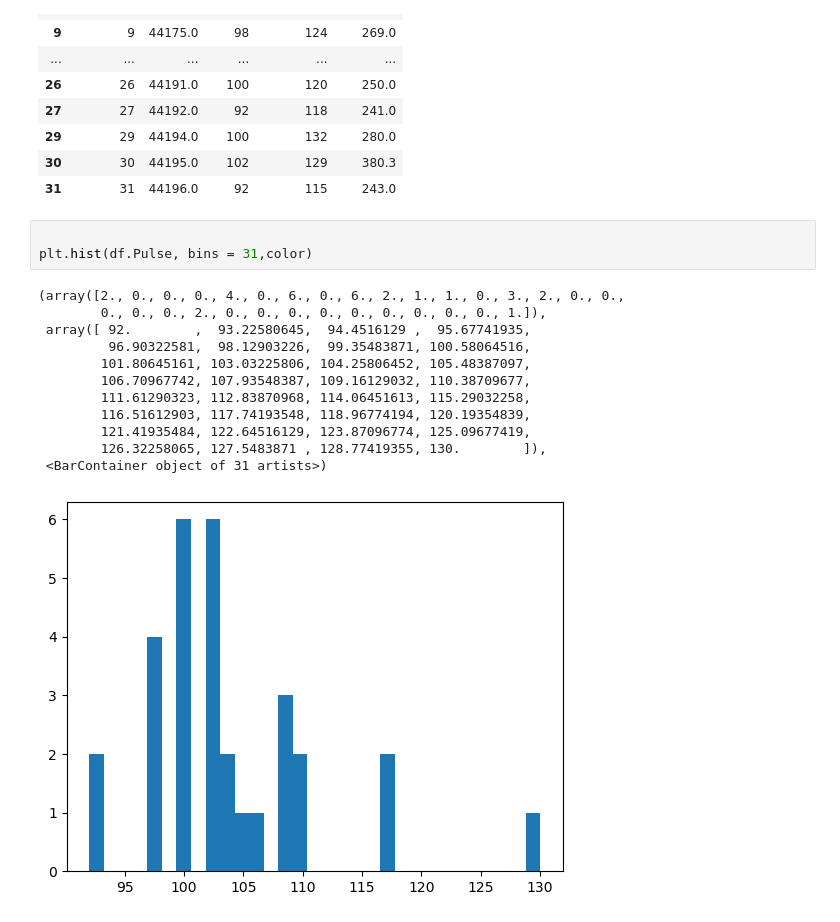
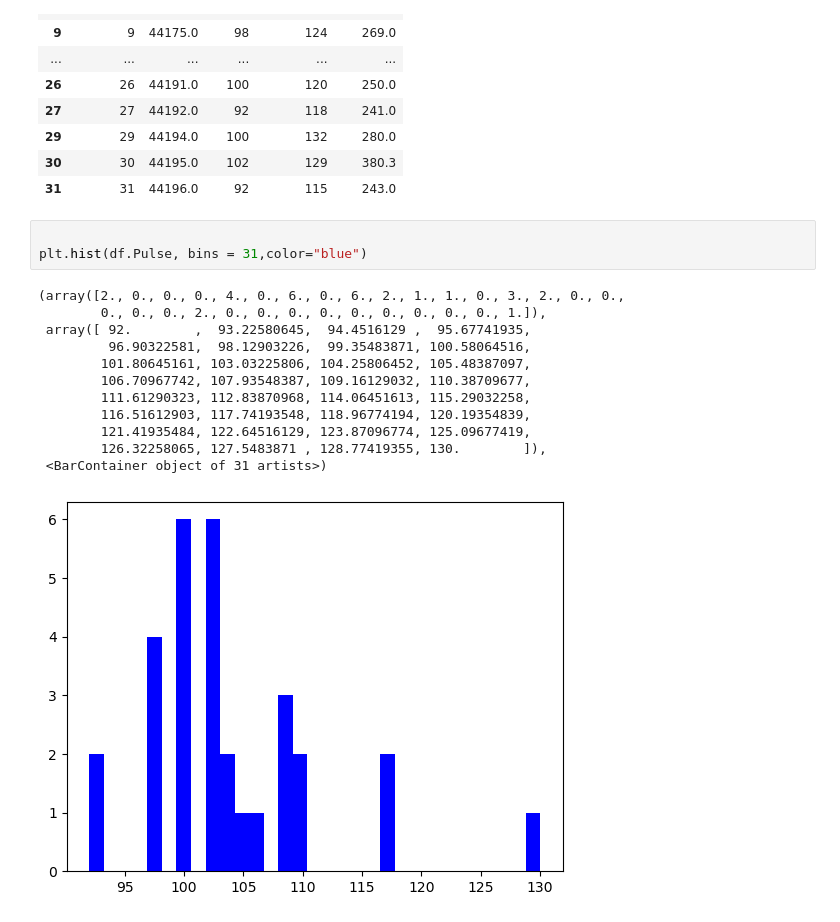
Before and after one commit to ZiaUlAinAamir/AI-with-navttc, a Jupyter notebook: data/Dataset1.ipynb, the cells around one changed output. Saved outputs shown, nothing was run; the diff lists cells and outputs as text.

```diff
--- a/data/Dataset1.ipynb
+++ b/data/Dataset1.ipynb
@@ -206,17 +206,17 @@ df
 | 31 | 31 | 44196.0 | 92 | 115 | 243.0 |
 # %%
 
-plt.hist(df.Pulse, bins = 31,color)
+plt.hist(df.Pulse, bins = 31,color="blue")
 # %% [output]
 (array([2., 0., 0., 0., 4., 0., 6., 0., 6., 2., 1., 1., 0., 3., 2., 0., 0.,
         0., 0., 0., 2., 0., 0., 0., 0., 0., 0., 0., 0., 0., 1.]),
  array([ 92.        ,  93.22580645,  94.4516129 ,  95.67741935,
          96.90322581,  98.12903226,  99.35483871, 100.58064516,
         101.80645161, 103.03225806, 104.25806452, 105.48387097,
         106.70967742, 107.93548387, 109.16129032, 110.38709677,
         111.61290323, 112.83870968, 114.06451613, 115.29032258,
         116.51612903, 117.74193548, 118.96774194, 120.19354839,
         121.41935484, 122.64516129, 123.87096774, 125.09677419,
         126.32258065, 127.5483871 , 128.77419355, 130.        ]),
  <BarContainer object of 31 artists>)
-[figure, old version]
+[figure, new version]
```
Also changed, not shown: parts of 1 cell of this notebook, 7 other files.
